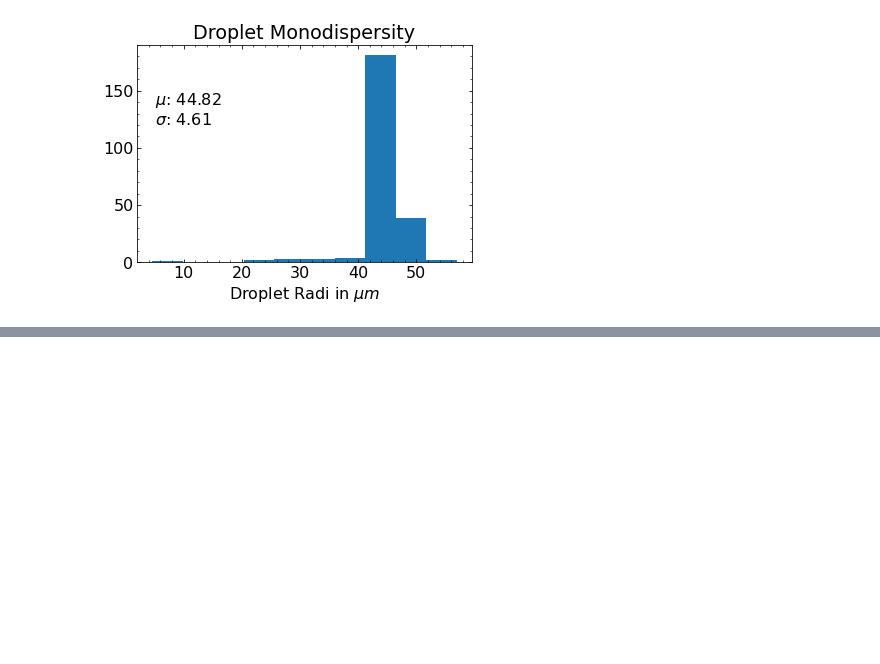
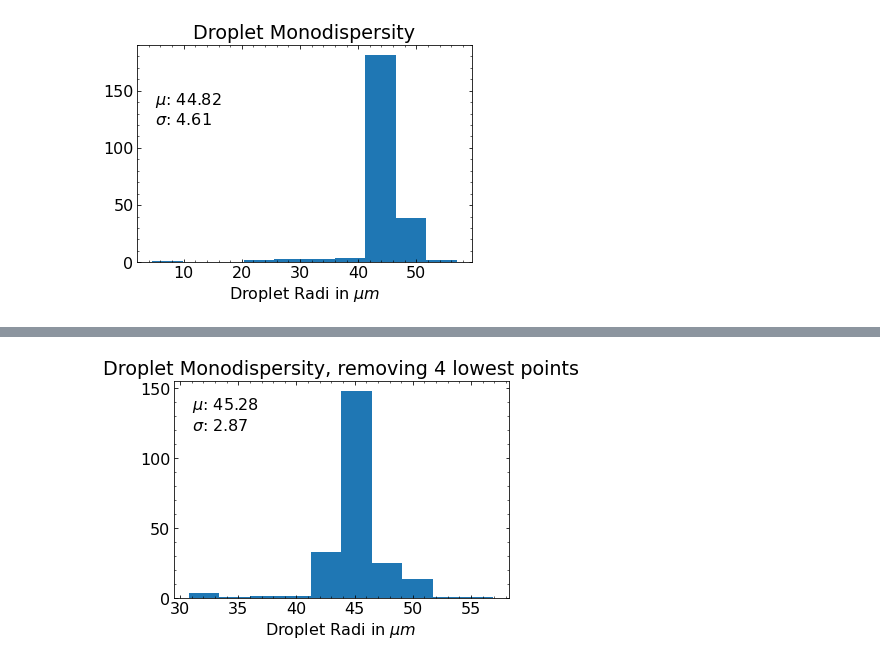
Before and after one commit to Fygenson-Lab/Droplet-Image-Analysis, a Jupyter notebook: droplet_finder_workbook.ipynb, the cells around one changed output, grey strips where cells are left out. Saved outputs shown, nothing was run; the diff lists cells and outputs as text; code cells hidden in the pictures; blank space fills up the shorter version.

Commit message:
manually remove droplets in dark part of example image

```diff
--- a/droplet_finder_workbook.ipynb
+++ b/droplet_finder_workbook.ipynb
@@ -126,0 +129,10 @@ plt.show()
+# %%
+average_droplet_radi = np.mean(sorted(radi_um)[4:])
+std_droplet_radi = np.std(sorted(radi_um)[4:])
+plt.hist(sorted(radi_um)[4:])
+plt.xlabel('Droplet Radi in $\mu m$')
+plt.title('Droplet Monodispersity, removing 4 lowest points')
+plt.text(31,120,'$\mu$: {:.2f}\n$\sigma$: {:.2f}'.format(average_droplet_radi, std_droplet_radi))
+plt.show()
+# %% [output]
+[figure, added]
```
Also changed, not shown: parts of 1 cell of this notebook.
